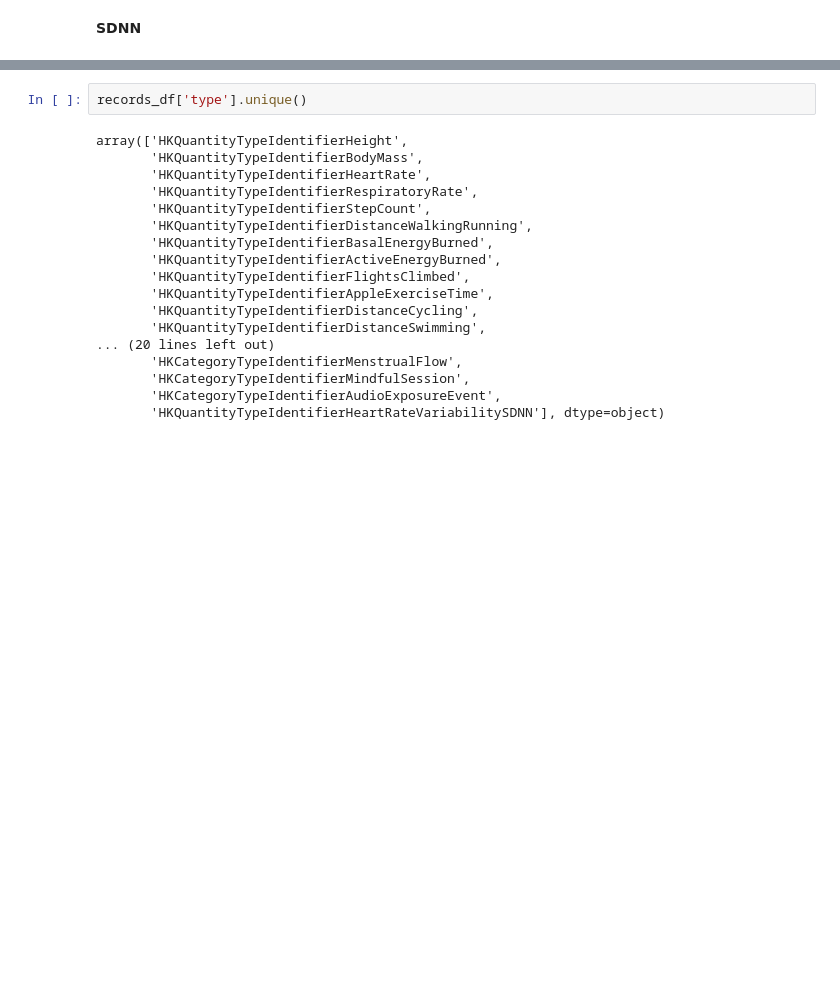
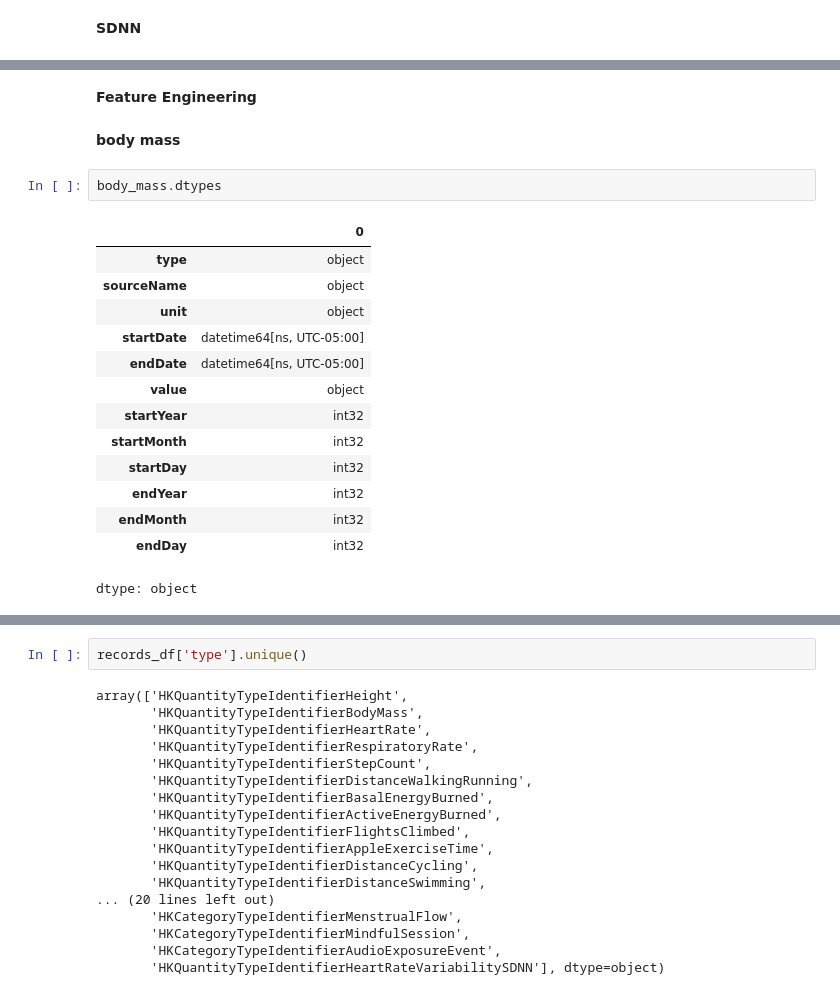
Before and after one commit to YomnaElmousalami/AppleHealthData_Analysis, a Jupyter notebook: Analyze_Sis_health_Data.ipynb, the cells around one changed output, grey strips where cells are left out. Cells and saved outputs as stored; diff of their text form; blank space fills up the shorter version.

```diff
--- a/Analyze_Sis_health_Data.ipynb
+++ b/Analyze_Sis_health_Data.ipynb
@@ -1033,3 +1033,24 @@ sdnn = records_df[records_df['type'] == 'HKQuantityTypeIdentifierSDNN']
 sdnn
 # %% [output]
 |  | type | sourceName | unit | startDate | endDate | value | startYear | startMonth | startDay | endYear | ... |
+# %% [markdown]
+**Feature Engineering**
+# %% [markdown]
+**body mass**
+# %%
+body_mass.dtypes
+# %% [output]
+|  | 0 |
+| type | object |
+| sourceName | object |
+| unit | object |
+| startDate | datetime64[ns, UTC-05:00] |
+| endDate | datetime64[ns, UTC-05:00] |
+| value | object |
+| startYear | int32 |
+| startMonth | int32 |
+| startDay | int32 |
+| endYear | int32 |
+| endMonth | int32 |
+| endDay | int32 |
+dtype: object
```
Also changed, not shown: parts of 49 cells of this notebook.
